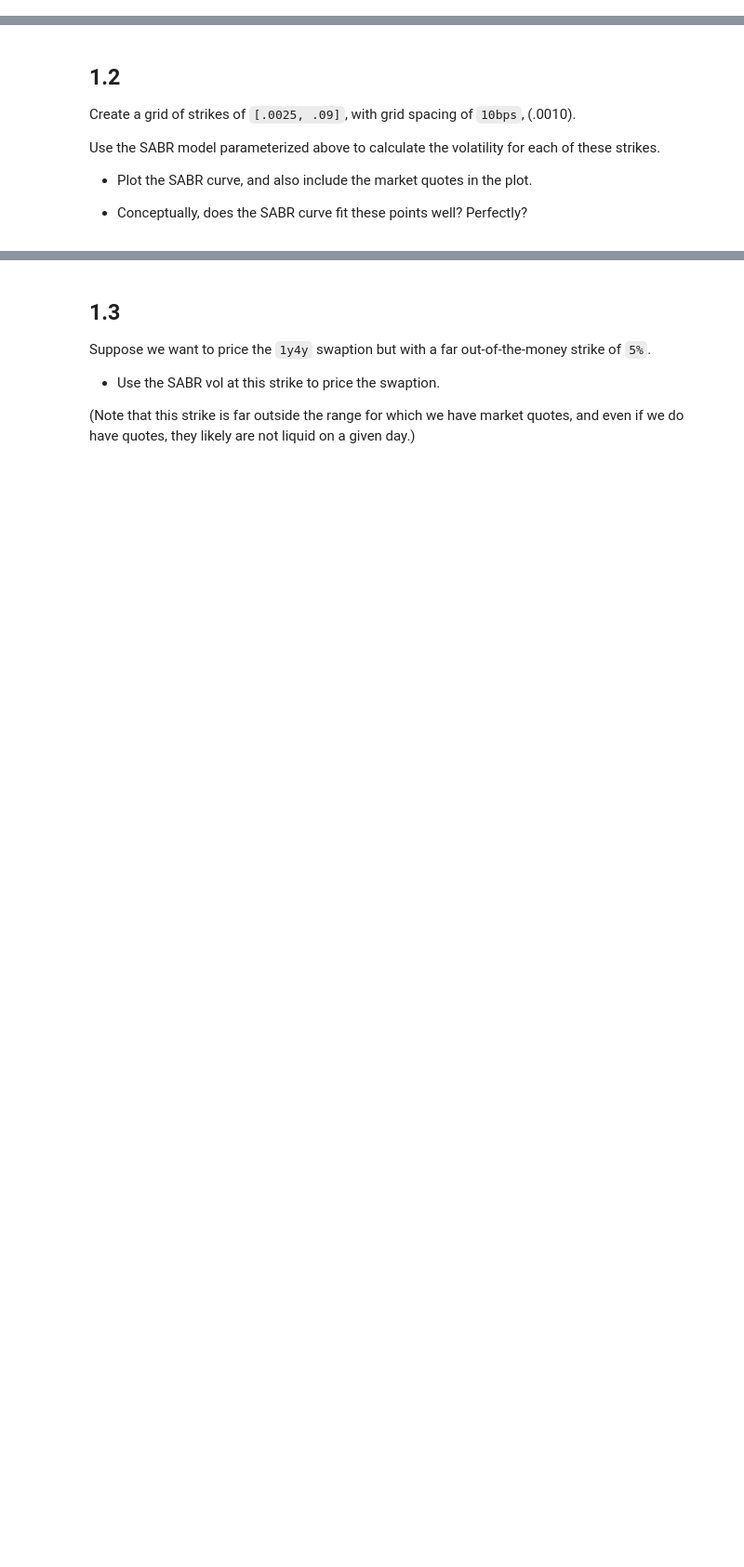
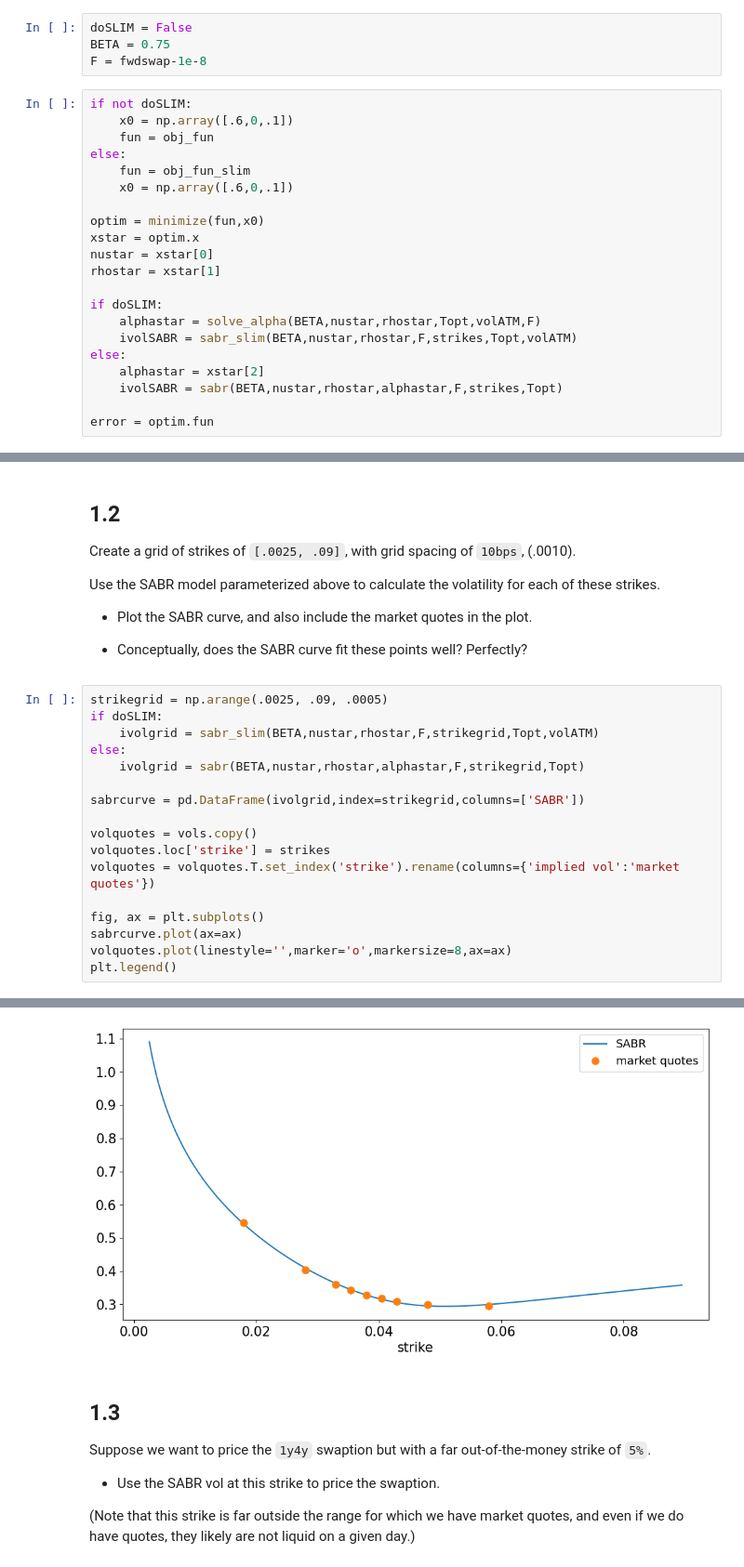
Before and after one commit to nicklewis-16/finm-fiderivs-2024, a Jupyter notebook: homework/Homework 4.ipynb, the cells around one changed output, grey strips where cells are left out. Shown at 93% size. Saved outputs shown, nothing was run; the diff lists cells and outputs as text; blank space fills up the shorter version.

```diff
--- a/homework/Homework 4.ipynb
+++ b/homework/Homework 4.ipynb
@@ -40,0 +3518,25 @@ Report the values of these parameters.
+# %%
+doSLIM = False
+BETA = 0.75
+F = fwdswap-1e-8
+# %%
+if not doSLIM:
+    x0 = np.array([.6,0,.1])
+    fun = obj_fun
+else:
+    fun = obj_fun_slim
+    x0 = np.array([.6,0,.1])
+
+optim = minimize(fun,x0)
+xstar = optim.x
+nustar = xstar[0]
+rhostar = xstar[1]
+
+if doSLIM:
+    alphastar = solve_alpha(BETA,nustar,rhostar,Topt,volATM,F)
+    ivolSABR = sabr_slim(BETA,nustar,rhostar,F,strikes,Topt,volATM)
+else:
+    alphastar = xstar[2]
+    ivolSABR = sabr(BETA,nustar,rhostar,alphastar,F,strikes,Topt)
+
+error = optim.fun
@@ -47,3 +3565,21 @@ Use the SABR model parameterized above to calculate the volatility for each of t
 * Plot the SABR curve, and also include the market quotes in the plot.
 
 * Conceptually, does the SABR curve fit these points well? Perfectly?
+# %%
+strikegrid = np.arange(.0025, .09, .0005)
+if doSLIM:
+    ivolgrid = sabr_slim(BETA,nustar,rhostar,F,strikegrid,Topt,volATM)
+else:
+    ivolgrid = sabr(BETA,nustar,rhostar,alphastar,F,strikegrid,Topt)
+
+sabrcurve = pd.DataFrame(ivolgrid,index=strikegrid,columns=['SABR'])
+
+volquotes = vols.copy()
+volquotes.loc['strike'] = strikes
+volquotes = volquotes.T.set_index('strike').rename(columns={'implied vol':'market quotes'})
+
+fig, ax = plt.subplots()
+sabrcurve.plot(ax=ax)
+volquotes.plot(linestyle='',marker='o',markersize=8,ax=ax)
+plt.legend()
+# %% [output]
@@ -50,3 +3587,4 @@ Use the SABR model parameterized above to calculate the volatility for each of t
+[figure, added]
 # %% [markdown]
 ## 1.3
 Suppose we want to price the `1y4y` swaption but with a far out-of-the-money strike of `5%`.
```
Also changed, not shown: parts of 19 cells of this notebook.
